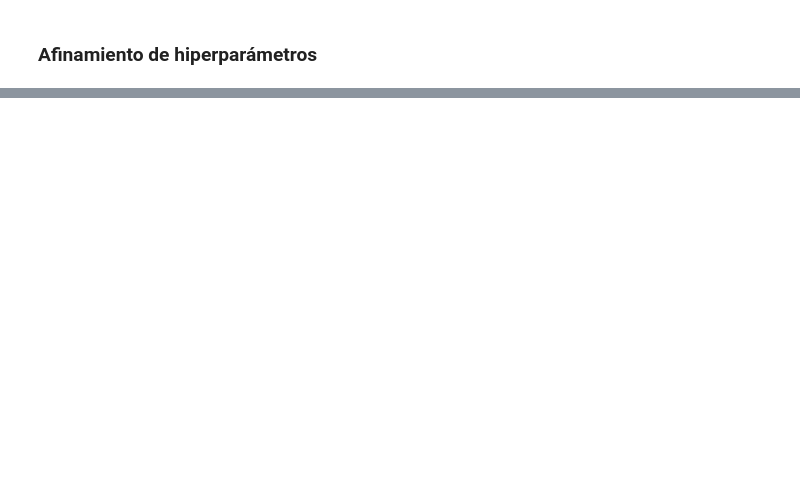
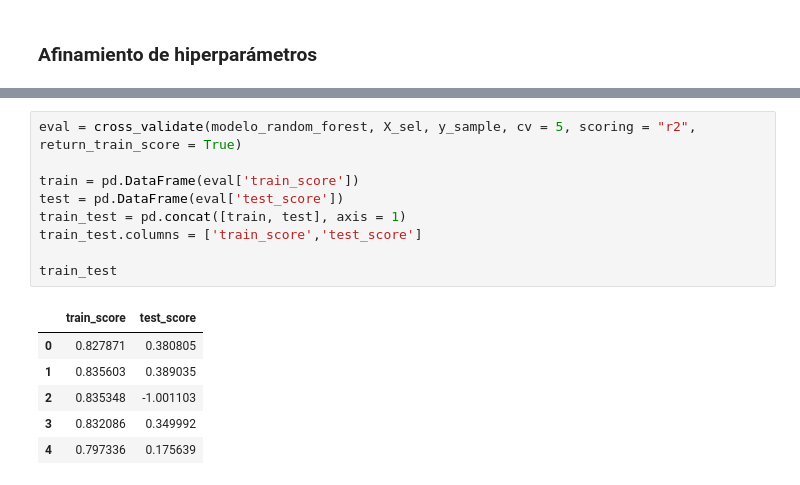
Before and after one commit to EstebanCaroP/Proyecto_Finanzas, a Jupyter notebook: D_Modelos.ipynb, the cells around one changed output, grey strips where cells are left out. Drawn from its saved outputs; the diff is of its cells as text; blank space fills up the shorter version.

```diff
--- a/D_Modelos.ipynb
+++ b/D_Modelos.ipynb
@@ -186,0 +249,16 @@ r2_var_sel.plot(kind = 'box');
+# %%
+eval = cross_validate(modelo_random_forest, X_sel, y_sample, cv = 5, scoring = "r2", return_train_score = True)
+
+train = pd.DataFrame(eval['train_score'])
+test = pd.DataFrame(eval['test_score'])
+train_test = pd.concat([train, test], axis = 1)
+train_test.columns = ['train_score','test_score']
+
+train_test
+# %% [output]
+|  | train_score | test_score |
+| 0 | 0.827871 | 0.380805 |
+| 1 | 0.835603 | 0.389035 |
+| 2 | 0.835348 | -1.001103 |
+| 3 | 0.832086 | 0.349992 |
+| 4 | 0.797336 | 0.175639 |
```
Also changed, not shown: parts of 11 cells of this notebook.
